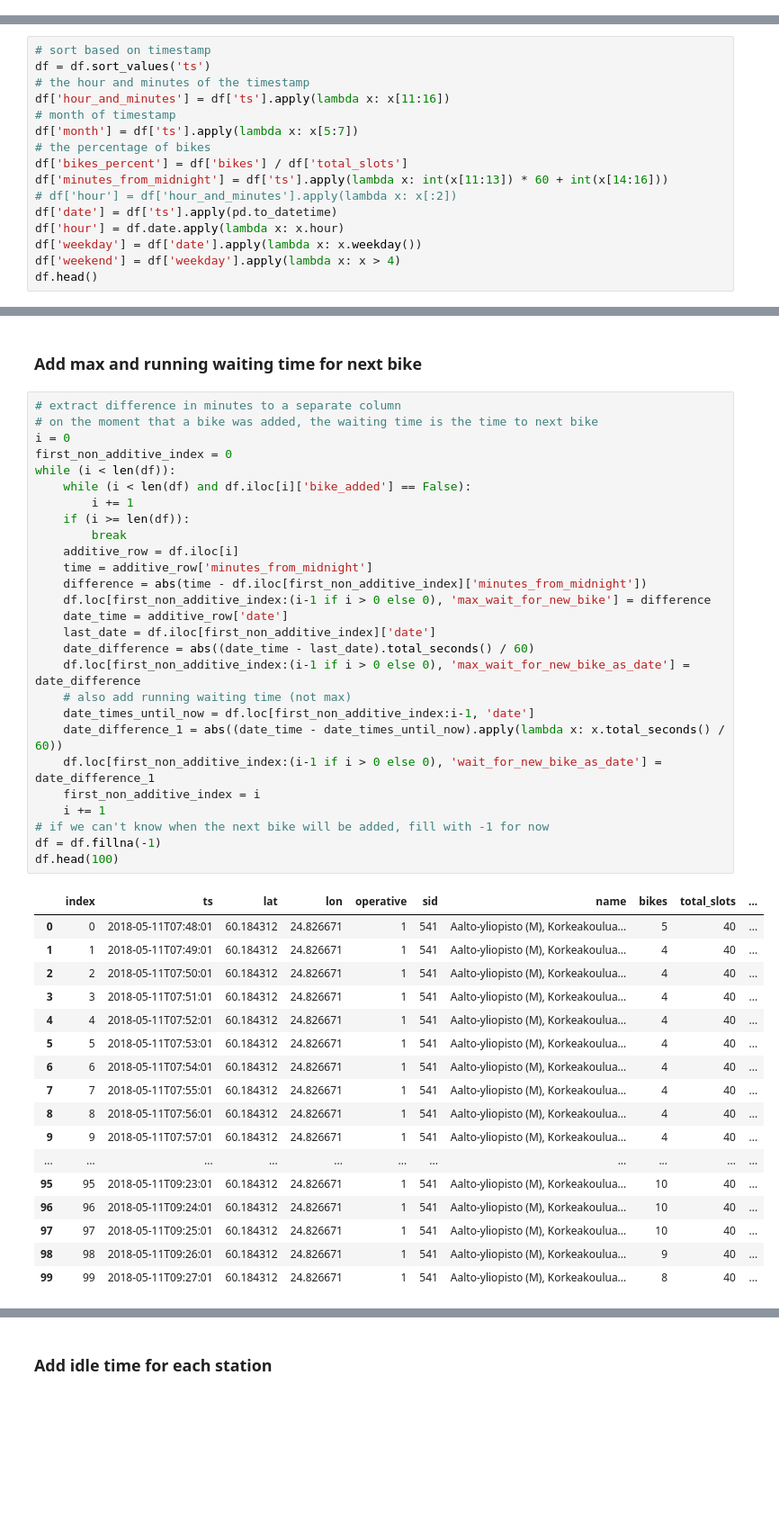
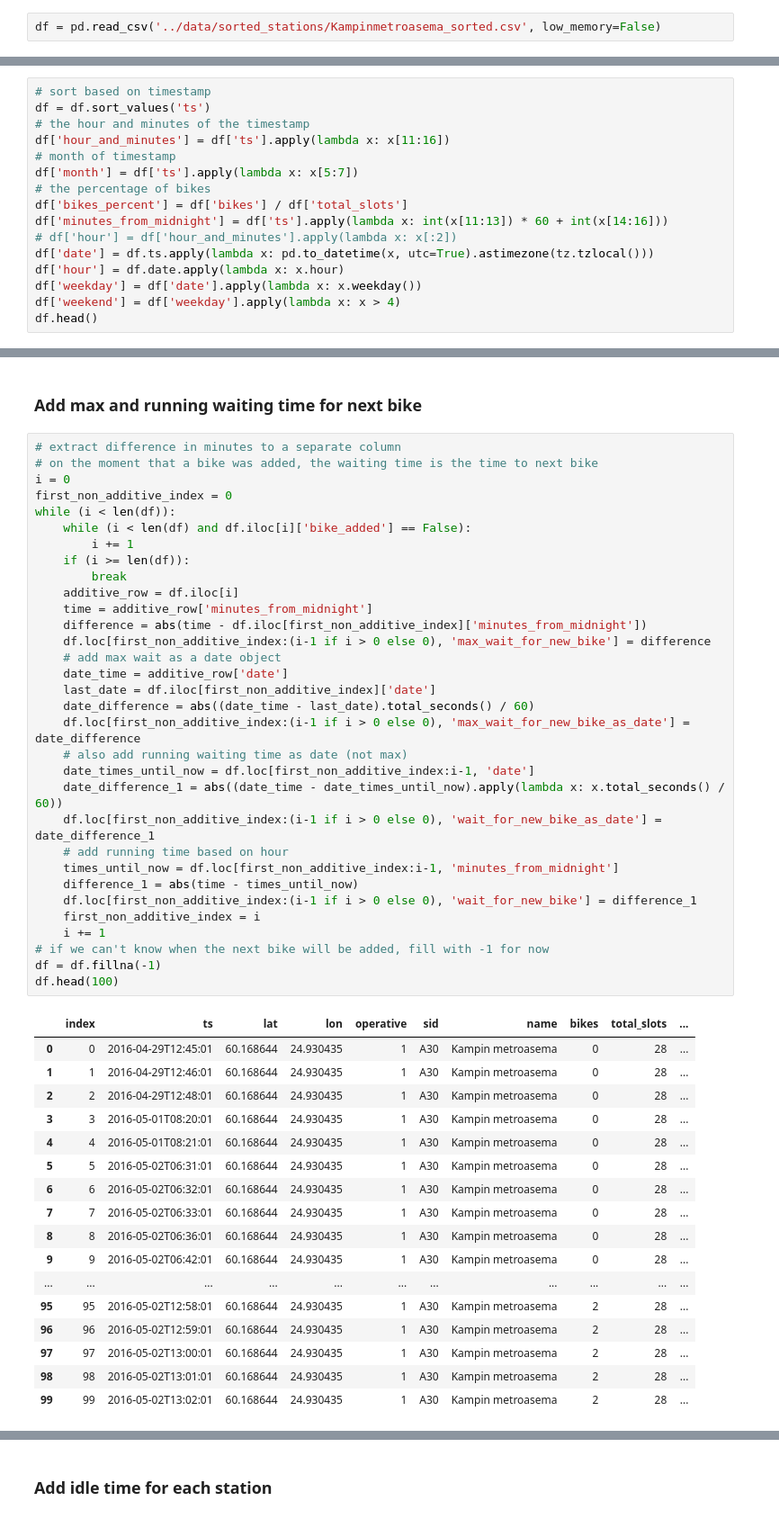
Before and after one commit to magic-city-bikes/notes, a Jupyter notebook: linear_regression.ipynb, the cells around one changed output, grey strips where cells are left out. Shown at 90% size. Saved outputs shown, nothing was run; the diff lists cells and outputs as text; blank space fills up the shorter version.

```diff
--- a/linear_regression.ipynb
+++ b/linear_regression.ipynb
@@ -29,3 +15,5 @@ df = pd.read_csv('../data/AaltoyliopistoMKorkeakouluaukio_sorted.csv')
+# %%
+df = pd.read_csv('../data/sorted_stations/Kampinmetroasema_sorted.csv', low_memory=False)
 # %% [markdown]
 ## Drop duplicated based on timestamp
 # %%
@@ -43,7 +31,7 @@ df['month'] = df['ts'].apply(lambda x: x[5:7])
 df['bikes_percent'] = df['bikes'] / df['total_slots']
 df['minutes_from_midnight'] = df['ts'].apply(lambda x: int(x[11:13]) * 60 + int(x[14:16]))
 # df['hour'] = df['hour_and_minutes'].apply(lambda x: x[:2])
-df['date'] = df['ts'].apply(pd.to_datetime)
+df['date'] = df.ts.apply(lambda x: pd.to_datetime(x, utc=True).astimezone(tz.tzlocal()))
 df['hour'] = df.date.apply(lambda x: x.hour)
 df['weekday'] = df['date'].apply(lambda x: x.weekday())
 df['weekend'] = df['weekday'].apply(lambda x: x > 4)
@@ -165,45 +148,50 @@ df.head(100)
 # %%
 # extract difference in minutes to a separate column
 # on the moment that a bike was added, the waiting time is the time to next bike
 i = 0
 first_non_additive_index = 0
 while (i < len(df)):
     while (i < len(df) and df.iloc[i]['bike_added'] == False):
         i += 1
     if (i >= len(df)):
         break
     additive_row = df.iloc[i]
     time = additive_row['minutes_from_midnight']
     difference = abs(time - df.iloc[first_non_additive_index]['minutes_from_midnight'])
     df.loc[first_non_additive_index:(i-1 if i > 0 else 0), 'max_wait_for_new_bike'] = difference
+    # add max wait as a date object
     date_time = additive_row['date']
     last_date = df.iloc[first_non_additive_index]['date']
     date_difference = abs((date_time - last_date).total_seconds() / 60)
     df.loc[first_non_additive_index:(i-1 if i > 0 else 0), 'max_wait_for_new_bike_as_date'] = date_difference
-    # also add running waiting time (not max)
+    # also add running waiting time as date (not max)
     date_times_until_now = df.loc[first_non_additive_index:i-1, 'date']
     date_difference_1 = abs((date_time - date_times_until_now).apply(lambda x: x.total_seconds() / 60))
     df.loc[first_non_additive_index:(i-1 if i > 0 else 0), 'wait_for_new_bike_as_date'] = date_difference_1
+    # add running time based on hour
+    times_until_now = df.loc[first_non_additive_index:i-1, 'minutes_from_midnight']
+    difference_1 = abs(time - times_until_now)
+    df.loc[first_non_additive_index:(i-1 if i > 0 else 0), 'wait_for_new_bike'] = difference_1
     first_non_additive_index = i
     i += 1
 # if we can't know when the next bike will be added, fill with -1 for now
 df = df.fillna(-1)
 df.head(100)
 # %% [output]
 |  | index | ts | lat | lon | operative | sid | name | bikes | total_slots | ... |
-| 0 | 0 | 2018-05-11T07:48:01 | 60.184312 | 24.826671 | 1 | 541 | Aalto-yliopisto (M), Korkeakoulua... | 5 | 40 | ... |
-| 1 | 1 | 2018-05-11T07:49:01 | 60.184312 | 24.826671 | 1 | 541 | Aalto-yliopisto (M), Korkeakoulua... | 4 | 40 | ... |
-| 2 | 2 | 2018-05-11T07:50:01 | 60.184312 | 24.826671 | 1 | 541 | Aalto-yliopisto (M), Korkeakoulua... | 4 | 40 | ... |
-| 3 | 3 | 2018-05-11T07:51:01 | 60.184312 | 24.826671 | 1 | 541 | Aalto-yliopisto (M), Korkeakoulua... | 4 | 40 | ... |
-| 4 | 4 | 2018-05-11T07:52:01 | 60.184312 | 24.826671 | 1 | 541 | Aalto-yliopisto (M), Korkeakoulua... | 4 | 40 | ... |
-| 5 | 5 | 2018-05-11T07:53:01 | 60.184312 | 24.826671 | 1 | 541 | Aalto-yliopisto (M), Korkeakoulua... | 4 | 40 | ... |
-| 6 | 6 | 2018-05-11T07:54:01 | 60.184312 | 24.826671 | 1 | 541 | Aalto-yliopisto (M), Korkeakoulua... | 4 | 40 | ... |
-| 7 | 7 | 2018-05-11T07:55:01 | 60.184312 | 24.826671 | 1 | 541 | Aalto-yliopisto (M), Korkeakoulua... | 4 | 40 | ... |
-| 8 | 8 | 2018-05-11T07:56:01 | 60.184312 | 24.826671 | 1 | 541 | Aalto-yliopisto (M), Korkeakoulua... | 4 | 40 | ... |
-| 9 | 9 | 2018-05-11T07:57:01 | 60.184312 | 24.826671 | 1 | 541 | Aalto-yliopisto (M), Korkeakoulua... | 4 | 40 | ... |
+| 0 | 0 | 2016-04-29T12:45:01 | 60.168644 | 24.930435 | 1 | A30 | Kampin metroasema | 0 | 28 | ... |
+| 1 | 1 | 2016-04-29T12:46:01 | 60.168644 | 24.930435 | 1 | A30 | Kampin metroasema | 0 | 28 | ... |
+| 2 | 2 | 2016-04-29T12:48:01 | 60.168644 | 24.930435 | 1 | A30 | Kampin metroasema | 0 | 28 | ... |
+| 3 | 3 | 2016-05-01T08:20:01 | 60.168644 | 24.930435 | 1 | A30 | Kampin metroasema | 0 | 28 | ... |
+| 4 | 4 | 2016-05-01T08:21:01 | 60.168644 | 24.930435 | 1 | A30 | Kampin metroasema | 0 | 28 | ... |
+| 5 | 5 | 2016-05-02T06:31:01 | 60.168644 | 24.930435 | 1 | A30 | Kampin metroasema | 0 | 28 | ... |
+| 6 | 6 | 2016-05-02T06:32:01 | 60.168644 | 24.930435 | 1 | A30 | Kampin metroasema | 0 | 28 | ... |
+| 7 | 7 | 2016-05-02T06:33:01 | 60.168644 | 24.930435 | 1 | A30 | Kampin metroasema | 0 | 28 | ... |
+| 8 | 8 | 2016-05-02T06:36:01 | 60.168644 | 24.930435 | 1 | A30 | Kampin metroasema | 0 | 28 | ... |
+| 9 | 9 | 2016-05-02T06:42:01 | 60.168644 | 24.930435 | 1 | A30 | Kampin metroasema | 0 | 28 | ... |
 | ... | ... | ... | ... | ... | ... | ... | ... | ... | ... | ... |
-| 95 | 95 | 2018-05-11T09:23:01 | 60.184312 | 24.826671 | 1 | 541 | Aalto-yliopisto (M), Korkeakoulua... | 10 | 40 | ... |
-| 96 | 96 | 2018-05-11T09:24:01 | 60.184312 | 24.826671 | 1 | 541 | Aalto-yliopisto (M), Korkeakoulua... | 10 | 40 | ... |
-| 97 | 97 | 2018-05-11T09:25:01 | 60.184312 | 24.826671 | 1 | 541 | Aalto-yliopisto (M), Korkeakoulua... | 10 | 40 | ... |
-| 98 | 98 | 2018-05-11T09:26:01 | 60.184312 | 24.826671 | 1 | 541 | Aalto-yliopisto (M), Korkeakoulua... | 9 | 40 | ... |
-| 99 | 99 | 2018-05-11T09:27:01 | 60.184312 | 24.826671 | 1 | 541 | Aalto-yliopisto (M), Korkeakoulua... | 8 | 40 | ... |
+| 95 | 95 | 2016-05-02T12:58:01 | 60.168644 | 24.930435 | 1 | A30 | Kampin metroasema | 2 | 28 | ... |
+| 96 | 96 | 2016-05-02T12:59:01 | 60.168644 | 24.930435 | 1 | A30 | Kampin metroasema | 2 | 28 | ... |
+| 97 | 97 | 2016-05-02T13:00:01 | 60.168644 | 24.930435 | 1 | A30 | Kampin metroasema | 2 | 28 | ... |
+| 98 | 98 | 2016-05-02T13:01:01 | 60.168644 | 24.930435 | 1 | A30 | Kampin metroasema | 2 | 28 | ... |
+| 99 | 99 | 2016-05-02T13:02:01 | 60.168644 | 24.930435 | 1 | A30 | Kampin metroasema | 2 | 28 | ... |
```
Also changed, not shown: parts of 44 cells of this notebook, 3 other files.
